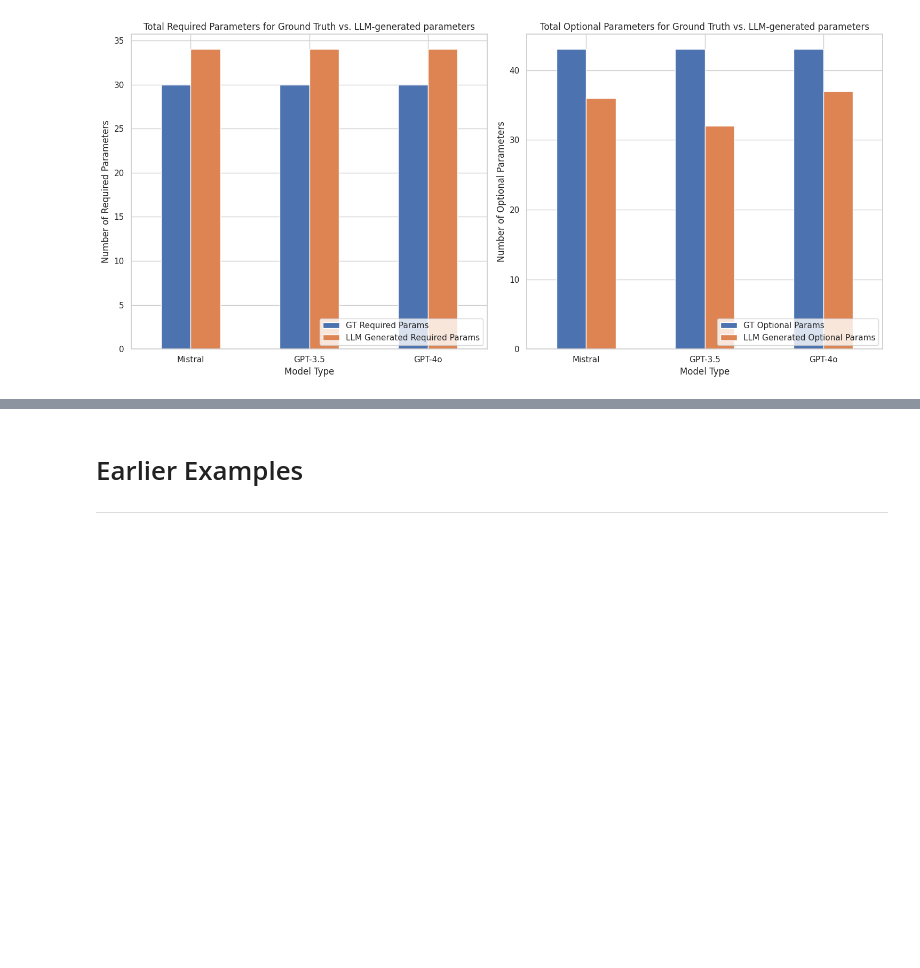
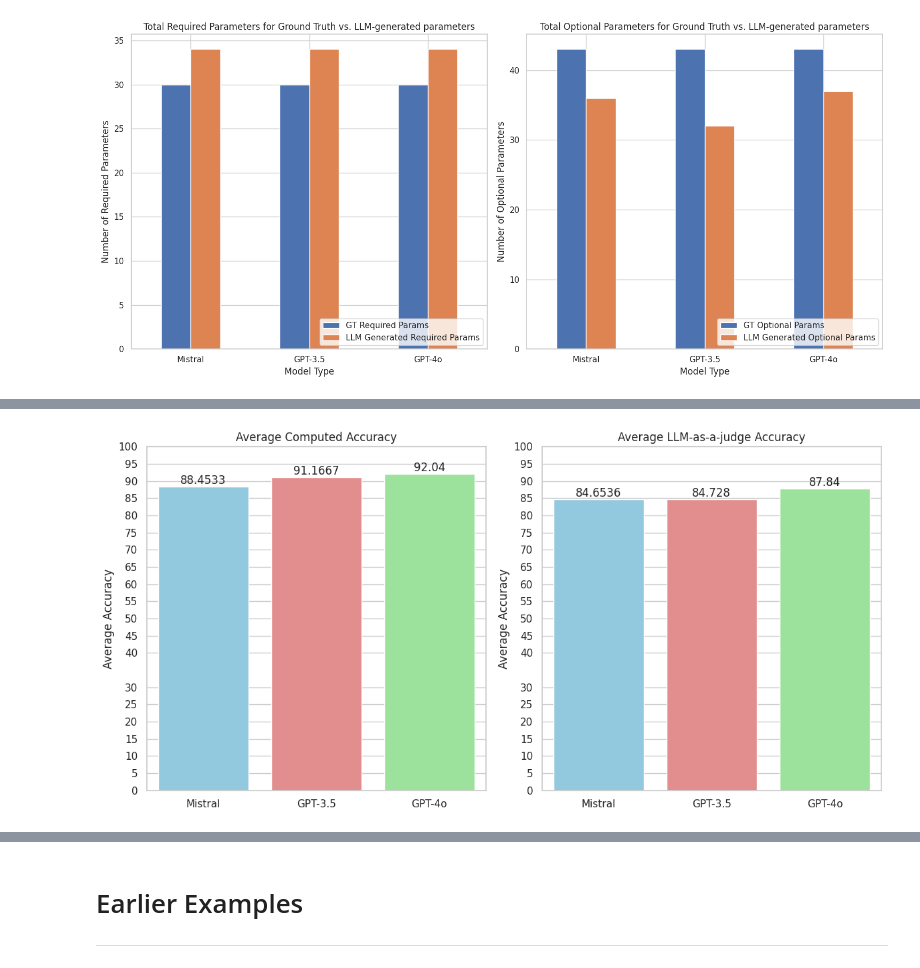
Before and after one commit to eakelly/KinetiQ, a Jupyter notebook: KinetiQ_v4.ipynb, the cells around one changed output, grey strips where cells are left out. Saved outputs shown, nothing was run; the diff lists cells and outputs as text; code cells hidden in the pictures; blank space fills up the shorter version.

```diff
--- a/KinetiQ_v4.ipynb
+++ b/KinetiQ_v4.ipynb
@@ -1066,0 +1158,4 @@ params_count_plot(mistral_params_count, gpt3_params_count, gpt4_params_count)
+# %%
+avg_acc_plot(mistral_schema_naive_df, gpt3_schema_naive_df, gpt4_schema_naive_df)
+# %% [output]
+[figure, added]
```
Also changed, not shown: parts of 28 cells of this notebook, 18 other files.
